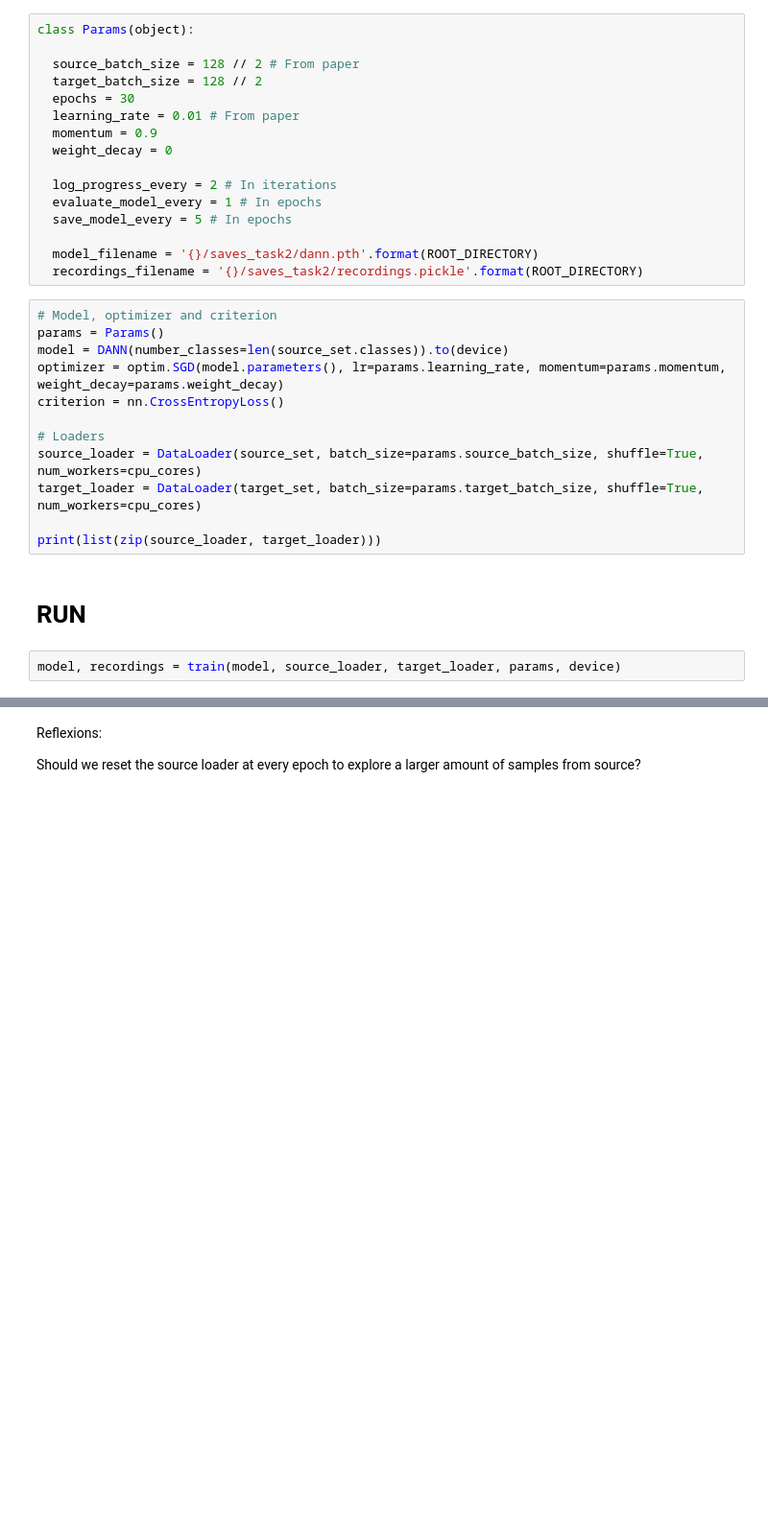
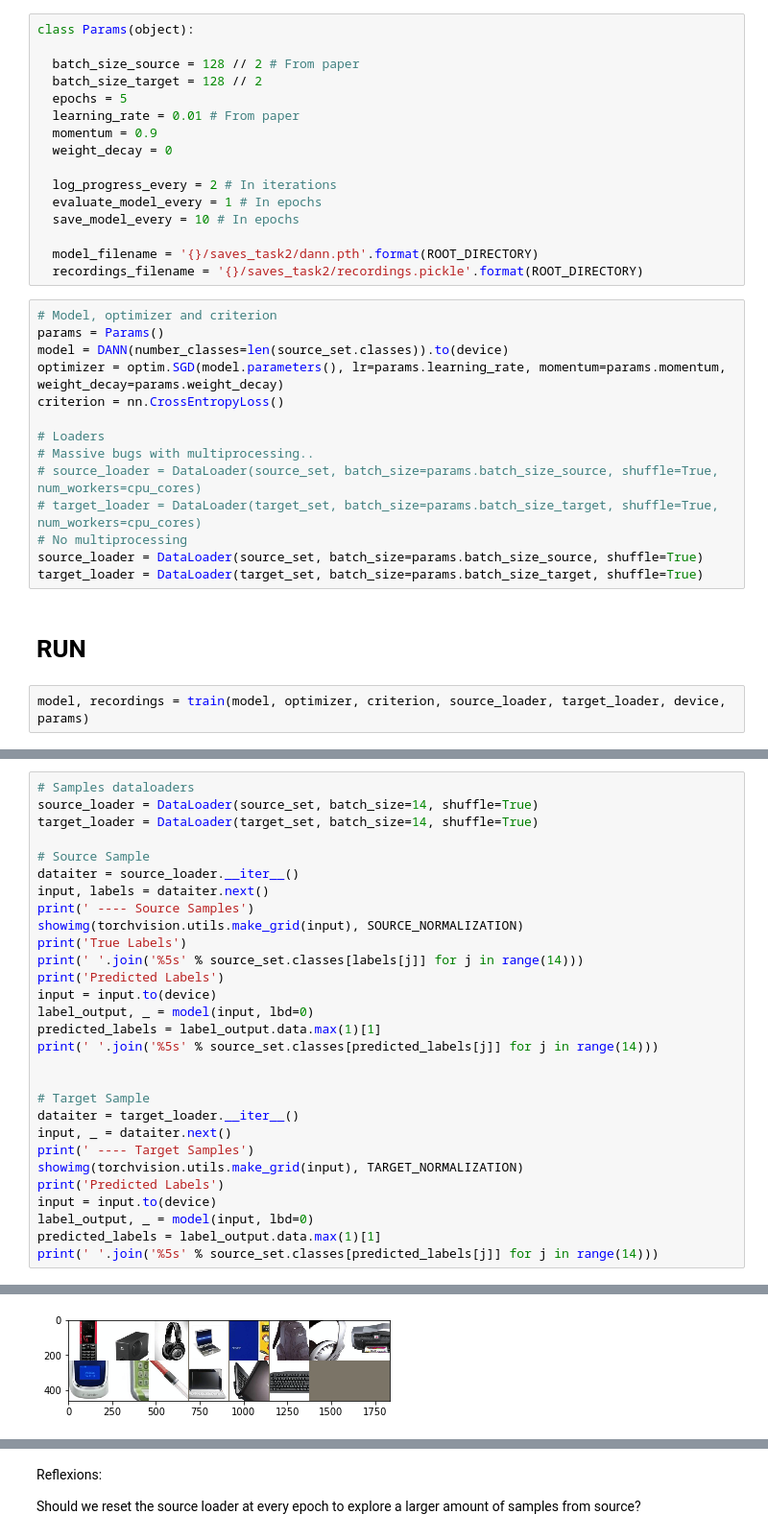
Before and after one commit to pierresegonne/ELEC5307_Project2, a Jupyter notebook: Task2.ipynb, the cells around one changed output, grey strips where cells are left out. Shown at 96% size. Cells and saved outputs as stored; diff of their text form; blank space fills up the shorter version.

Commit message:
Training running

```diff
--- a/Task2.ipynb
+++ b/Task2.ipynb
@@ -451,16 +456,16 @@ def train(model, source_loader, target_loader, params, device):
 # %%
 class Params(object):
 
-  source_batch_size = 128 // 2 # From paper
-  target_batch_size = 128 // 2
-  epochs = 30
+  batch_size_source = 128 // 2 # From paper
+  batch_size_target = 128 // 2
+  epochs = 5
   learning_rate = 0.01 # From paper
   momentum = 0.9
   weight_decay = 0
 
   log_progress_every = 2 # In iterations
   evaluate_model_every = 1 # In epochs
-  save_model_every = 5 # In epochs
+  save_model_every = 10 # In epochs
 
   model_filename = '{}/saves_task2/dann.pth'.format(ROOT_DIRECTORY)
   recordings_filename = '{}/saves_task2/recordings.pickle'.format(ROOT_DIRECTORY)
@@ -472,13 +477,15 @@ optimizer = optim.SGD(model.parameters(), lr=params.learning_rate, momentum=para
 criterion = nn.CrossEntropyLoss()
 
 # Loaders
-source_loader = DataLoader(source_set, batch_size=params.source_batch_size, shuffle=True, num_workers=cpu_cores)
-target_loader = DataLoader(target_set, batch_size=params.target_batch_size, shuffle=True, num_workers=cpu_cores)
-
-print(list(zip(source_loader, target_loader)))
+# Massive bugs with multiprocessing..
+# source_loader = DataLoader(source_set, batch_size=params.batch_size_source, shuffle=True, num_workers=cpu_cores)
+# target_loader = DataLoader(target_set, batch_size=params.batch_size_target, shuffle=True, num_workers=cpu_cores)
+# No multiprocessing
+source_loader = DataLoader(source_set, batch_size=params.batch_size_source, shuffle=True)
+target_loader = DataLoader(target_set, batch_size=params.batch_size_target, shuffle=True)
 # %% [markdown]
 # RUN
 # %%
-model, recordings = train(model, source_loader, target_loader, params, device)
+model, recordings = train(model, optimizer, criterion, source_loader, target_loader, device, params)
 # %% [output]
 ==== Start Training ====
@@ -487,0 +510,30 @@ AttributeError: ignored
+# %%
+# Samples dataloaders
+source_loader = DataLoader(source_set, batch_size=14, shuffle=True)
+target_loader = DataLoader(target_set, batch_size=14, shuffle=True)
+
+# Source Sample
+dataiter = source_loader.__iter__()
+input, labels = dataiter.next()
+print(' ---- Source Samples')
+showimg(torchvision.utils.make_grid(input), SOURCE_NORMALIZATION)
+print('True Labels')
+print(' '.join('%5s' % source_set.classes[labels[j]] for j in range(14)))
+print('Predicted Labels')
+input = input.to(device)
+label_output, _ = model(input, lbd=0)
+predicted_labels = label_output.data.max(1)[1]
+print(' '.join('%5s' % source_set.classes[predicted_labels[j]] for j in range(14)))
+
+
+# Target Sample
+dataiter = target_loader.__iter__()
+input, _ = dataiter.next()
+print(' ---- Target Samples')
+showimg(torchvision.utils.make_grid(input), TARGET_NORMALIZATION)
+print('Predicted Labels')
+input = input.to(device)
+label_output, _ = model(input, lbd=0)
+predicted_labels = label_output.data.max(1)[1]
+print(' '.join('%5s' % source_set.classes[predicted_labels[j]] for j in range(14)))
+# %% [output]
@@ -487,0 +542 @@ AttributeError: ignored
+[figure, added]
```
Also changed, not shown: parts of 9 cells of this notebook.
